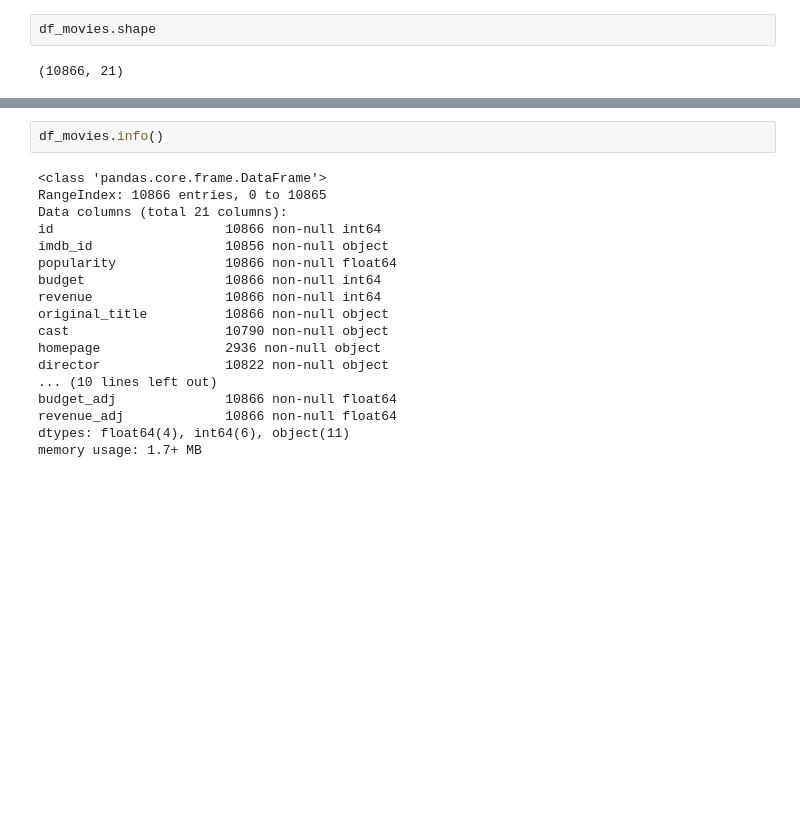
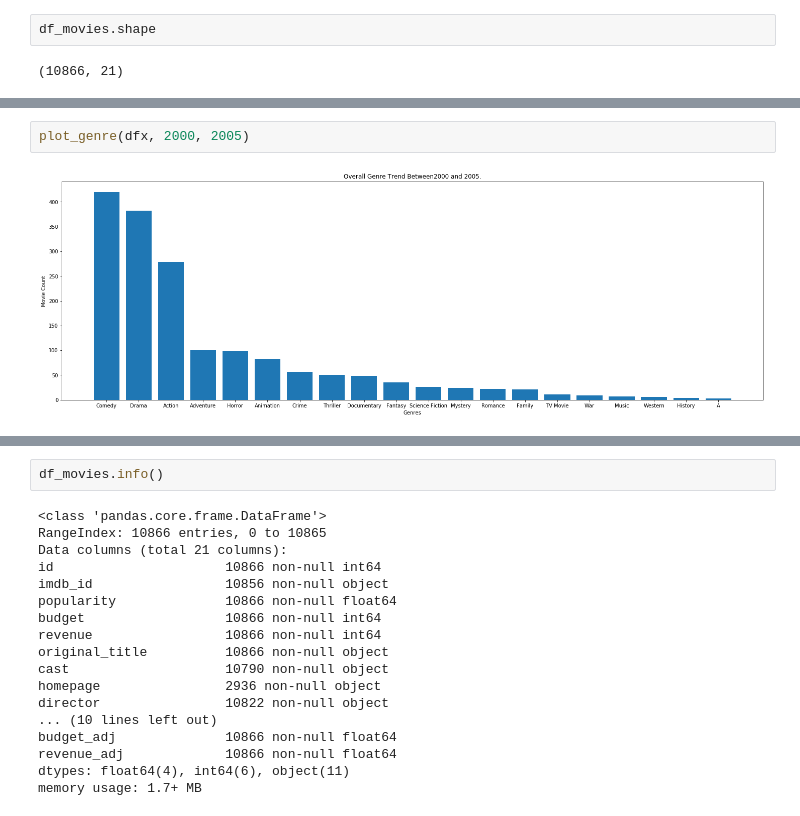
Before and after one commit to asim-noor/data-exploration, a Jupyter notebook: Project 2 DAND.ipynb, the cells around one changed output, grey strips where cells are left out. Saved outputs shown, nothing was run; the diff lists cells and outputs as text; blank space fills up the shorter version.

```diff
--- a/Project 2 DAND.ipynb
+++ b/Project 2 DAND.ipynb
@@ -10,0 +52,4 @@ df_movies.shape
+# %%
+plot_genre(dfx, 2000, 2005)
+# %% [output]
+[figure, added]
```
Also changed, not shown: parts of 20 cells of this notebook.
